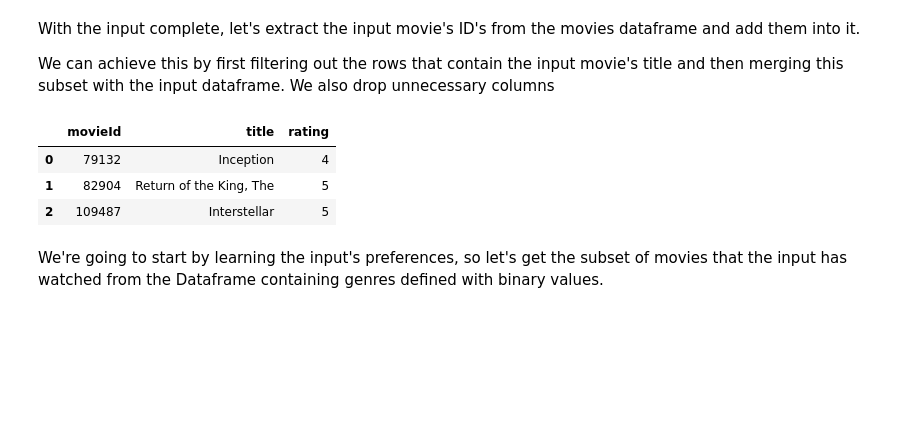
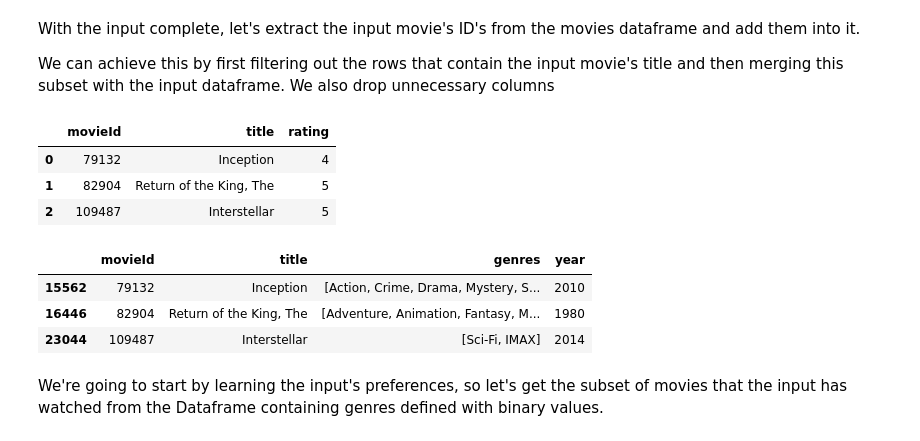
Before and after one commit to sushant822/ML-Recommendation-System, a Jupyter notebook: ML-Recommendation System.ipynb, the cells around one changed output. Saved outputs shown, nothing was run; the diff lists cells and outputs as text; code cells hidden in the pictures; blank space fills up the shorter version.

```diff
--- a/ML-Recommendation System.ipynb
+++ b/ML-Recommendation System.ipynb
@@ -142,6 +142,13 @@ inputMovies
 | 0 | 79132 | Inception | 4 |
 | 1 | 82904 | Return of the King, The | 5 |
 | 2 | 109487 | Interstellar | 5 |
+# %%
+inputId
+# %% [output]
+|  | movieId | title | genres | year |
+| 15562 | 79132 | Inception | [Action, Crime, Drama, Mystery, S... | 2010 |
+| 16446 | 82904 | Return of the King, The | [Adventure, Animation, Fantasy, M... | 1980 |
+| 23044 | 109487 | Interstellar | [Sci-Fi, IMAX] | 2014 |
 # %% [markdown]
 We're going to start by learning the input's preferences, so let's get the subset of movies that the input has watched from the Dataframe containing genres defined with binary values.
 # %%
```
Also changed, not shown: parts of 14 cells of this notebook, 1 other file.
